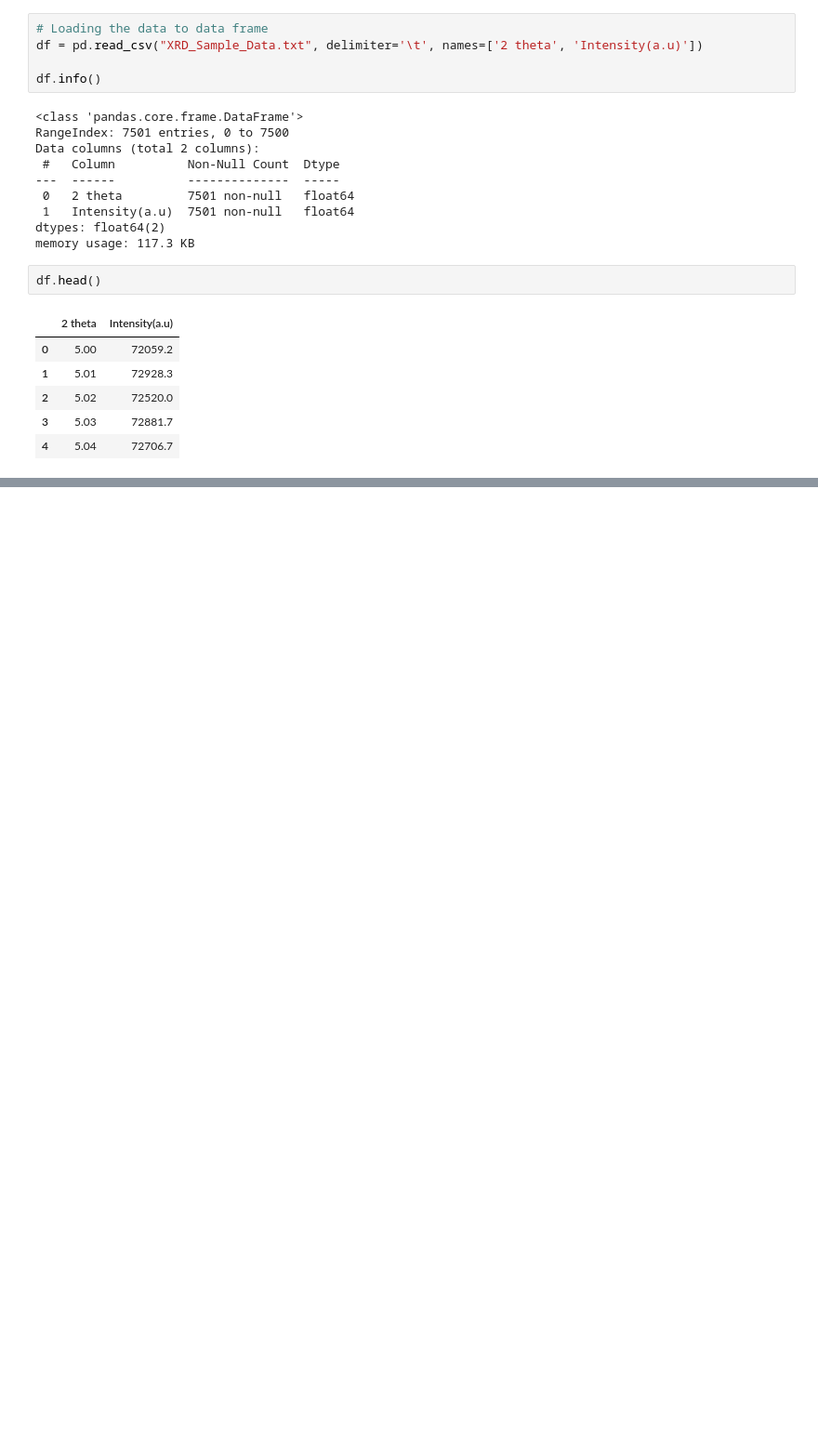
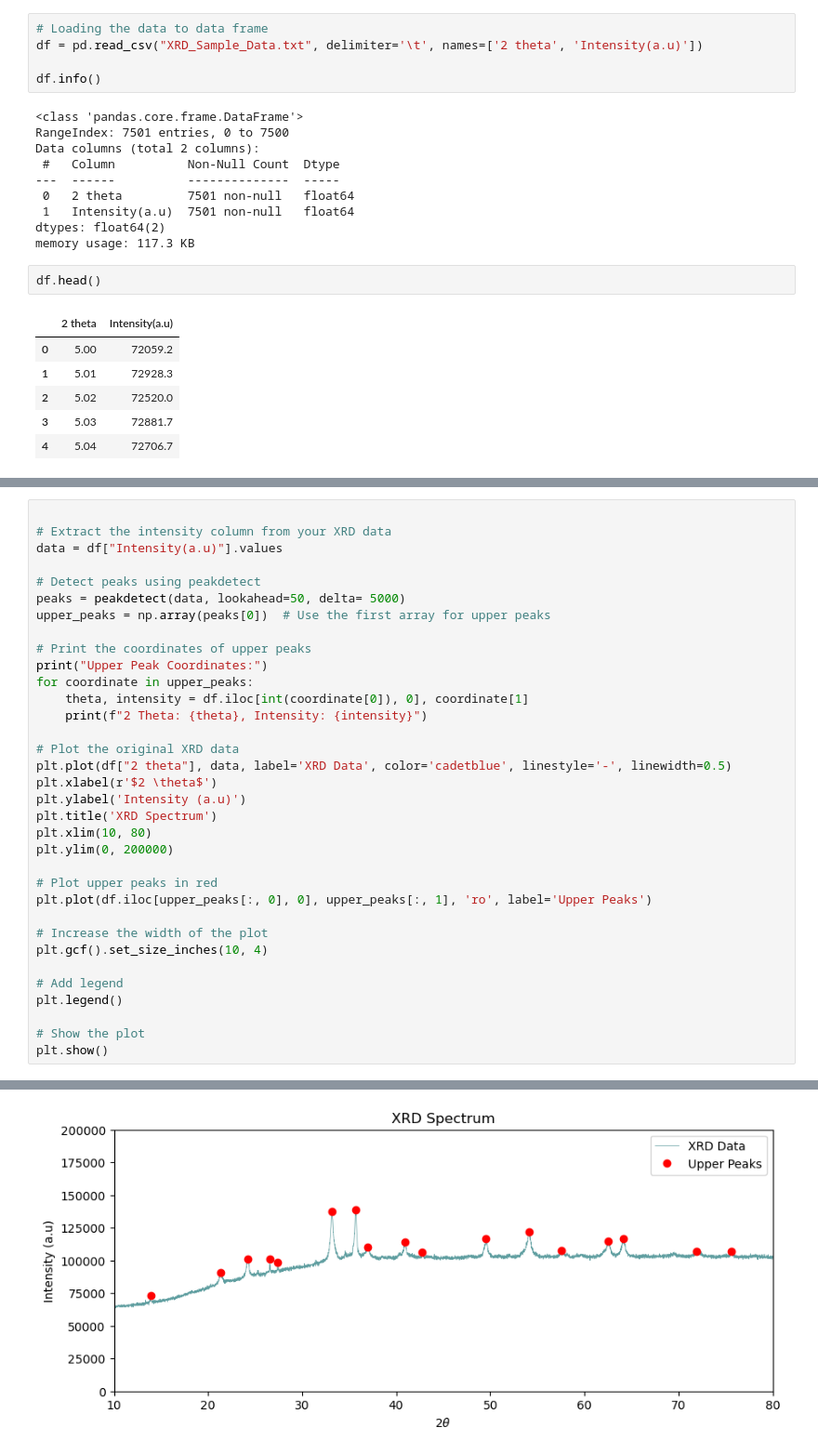
Before and after one commit to AmanShah1999/Analytical_Insights_with_Python-AIP-, a Jupyter notebook: XRD_Data_Analysis.ipynb, the cells around one changed output, grey strips where cells are left out. Shown at 93% size. Saved outputs shown, nothing was run; the diff lists cells and outputs as text; blank space fills up the shorter version.

```diff
--- a/XRD_Data_Analysis.ipynb
+++ b/XRD_Data_Analysis.ipynb
@@ -73,0 +93,35 @@ plt.show()
+# %%
+
+# Extract the intensity column from your XRD data
+data = df["Intensity(a.u)"].values
+
+# Detect peaks using peakdetect
+peaks = peakdetect(data, lookahead=50, delta= 5000)
+upper_peaks = np.array(peaks[0])  # Use the first array for upper peaks
+
+# Print the coordinates of upper peaks
+print("Upper Peak Coordinates:")
+for coordinate in upper_peaks:
+    theta, intensity = df.iloc[int(coordinate[0]), 0], coordinate[1]
+    print(f"2 Theta: {theta}, Intensity: {intensity}")
+
+# Plot the original XRD data
+plt.plot(df["2 theta"], data, label='XRD Data', color='cadetblue', linestyle='-', linewidth=0.5)
+plt.xlabel(r'$2 \theta$')
+plt.ylabel('Intensity (a.u)')
+plt.title('XRD Spectrum')
+plt.xlim(10, 80)
+plt.ylim(0, 200000)
+
+# Plot upper peaks in red
+plt.plot(df.iloc[upper_peaks[:, 0], 0], upper_peaks[:, 1], 'ro', label='Upper Peaks')
+
+# Increase the width of the plot
+plt.gcf().set_size_inches(10, 4)
+
+# Add legend
+plt.legend()
+
+# Show the plot
+plt.show()
+# %% [output]
@@ -73,0 +146 @@ plt.show()
+[figure, added]
```
Also changed, not shown: parts of 4 cells of this notebook, 1 other file.
